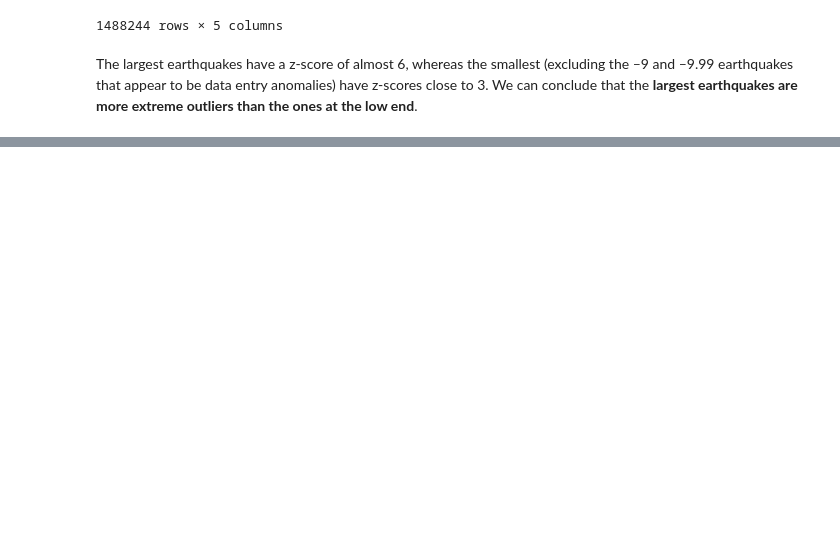
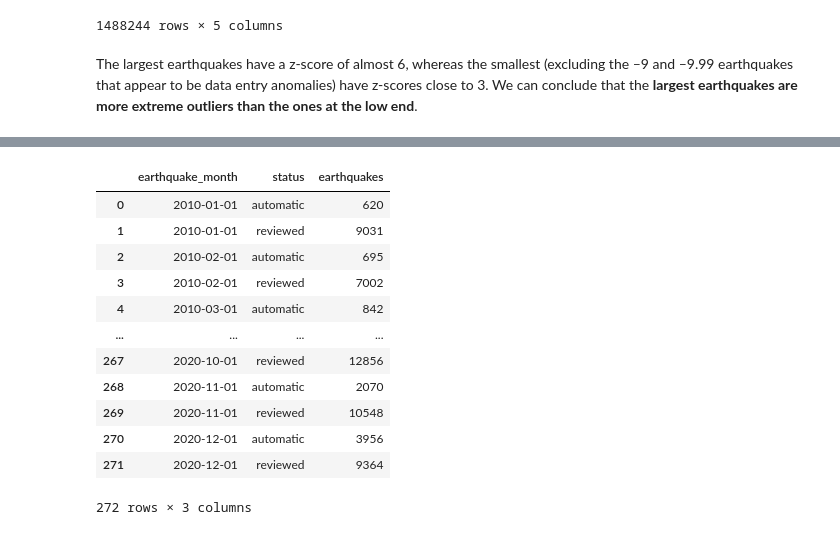
Before and after one commit to mittwoch09/Today-I-Learned, a Jupyter notebook: DataAnalysis/AnomalyDetection/anomaly-detection.ipynb, the cells around one changed output, grey strips where cells are left out. Drawn from its saved outputs; the diff is of its cells as text; code cells hidden in the pictures; blank space fills up the shorter version.

```diff
--- a/DataAnalysis/AnomalyDetection/anomaly-detection.ipynb
+++ b/DataAnalysis/AnomalyDetection/anomaly-detection.ipynb
@@ -349,0 +663,25 @@ The largest earthquakes have a z-score of almost 6, whereas the smallest (exclud
+# %%
+query_23 = """
+        SELECT date_trunc('month',time)::date as earthquake_month
+            ,status
+            ,count(*) as earthquakes
+        FROM earthquakes
+        GROUP BY 1,2
+        ORDER BY 1
+        """
+
+select(query_23)
+# %% [output]
+|  | earthquake_month | status | earthquakes |
+| 0 | 2010-01-01 | automatic | 620 |
+| 1 | 2010-01-01 | reviewed | 9031 |
+| 2 | 2010-02-01 | automatic | 695 |
+| 3 | 2010-02-01 | reviewed | 7002 |
+| 4 | 2010-03-01 | automatic | 842 |
+| ... | ... | ... | ... |
+| 267 | 2020-10-01 | reviewed | 12856 |
+| 268 | 2020-11-01 | automatic | 2070 |
+| 269 | 2020-11-01 | reviewed | 10548 |
+| 270 | 2020-12-01 | automatic | 3956 |
+| 271 | 2020-12-01 | reviewed | 9364 |
+272 rows × 3 columns
```
Also changed, not shown: parts of 43 cells of this notebook.
